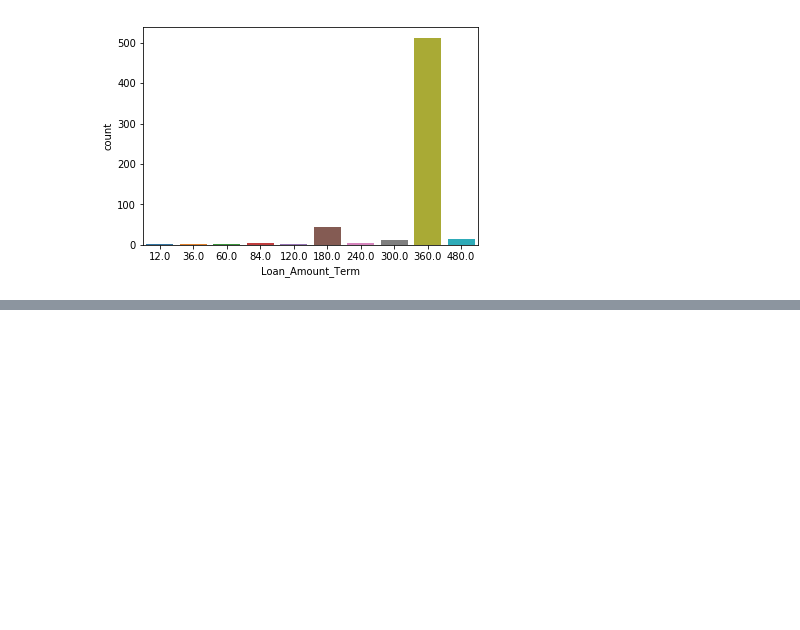
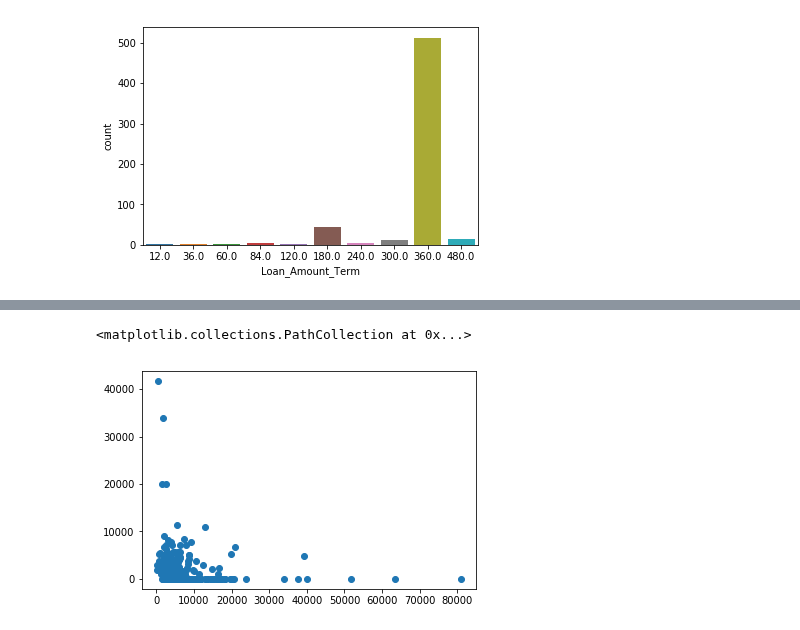
Before and after one commit to ashu6811/HomeProjects, a Jupyter notebook: PreProLoan.ipynb, the cells around one changed output, grey strips where cells are left out. Saved outputs shown, nothing was run; the diff lists cells and outputs as text; code cells hidden in the pictures; blank space fills up the shorter version.

```diff
--- a/PreProLoan.ipynb
+++ b/PreProLoan.ipynb
@@ -432,0 +599,5 @@ Missing Values = 14
+# %%
+plt.scatter(raw['ApplicantIncome'], raw['CoapplicantIncome']) #using matplotlib
+# %% [output]
+<matplotlib.collections.PathCollection at 0x...>
+[figure, added]
```
Also changed, not shown: parts of 20 cells of this notebook.
